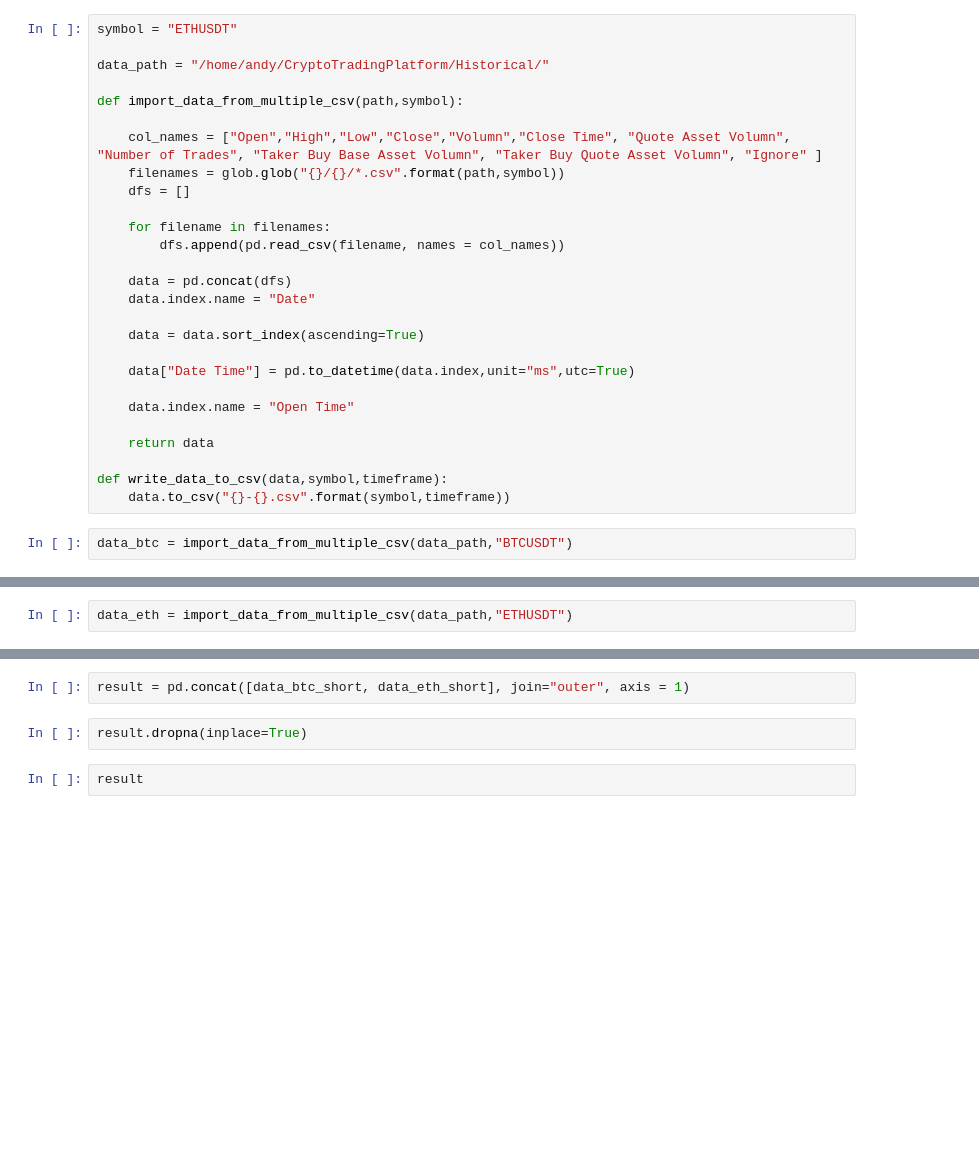
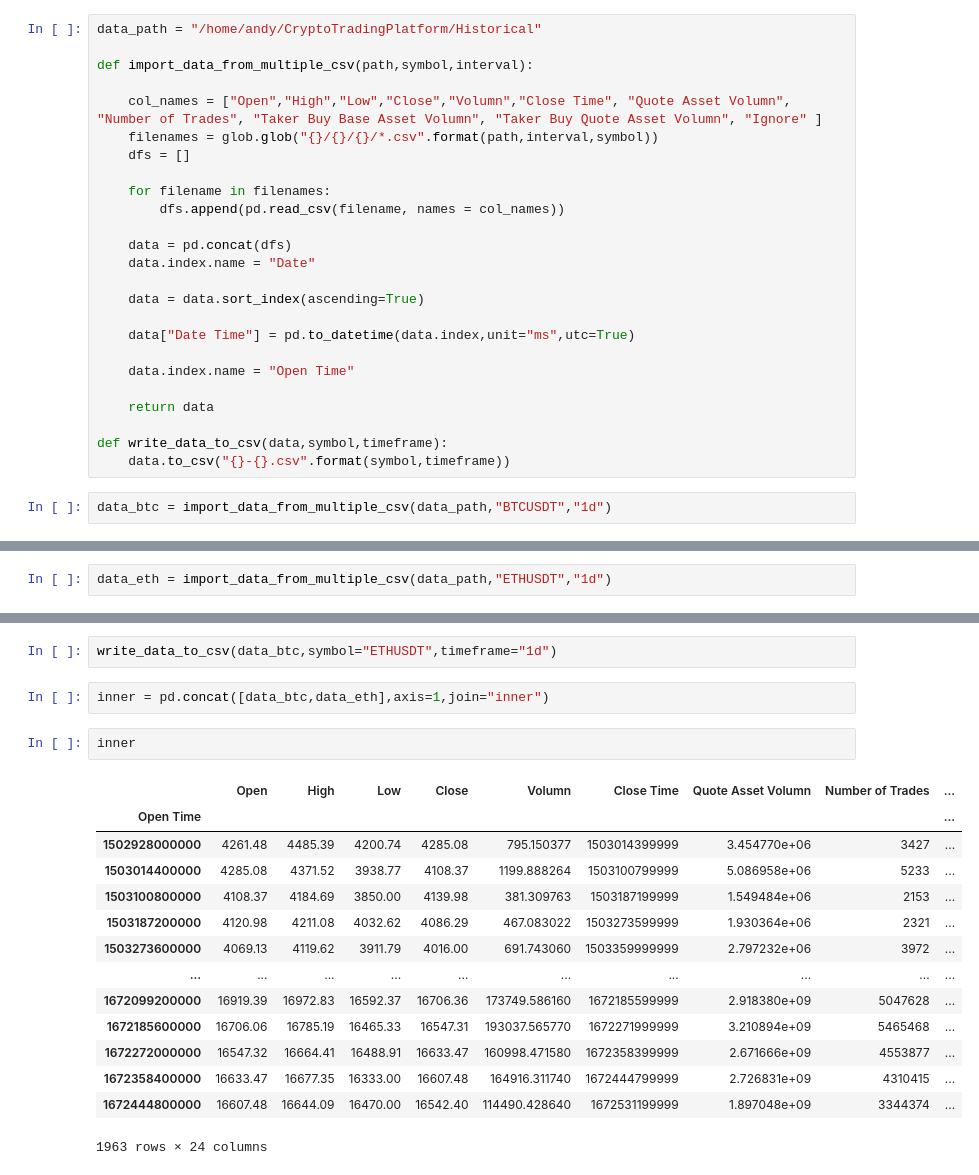
Before and after one commit to hiepsikien/TraderRobot, a Jupyter notebook: import_data_from_multiple_csvs.ipynb, the cells around one changed output, grey strips where cells are left out. Drawn from its saved outputs; the diff is of its cells as text; blank space fills up the shorter version.

Commit message:
added 3 options of normalization, parameter optimization, added 1d historical data for btc and eth

```diff
--- a/import_data_from_multiple_csvs.ipynb
+++ b/import_data_from_multiple_csvs.ipynb
@@ -5,13 +4,11 @@ import matplotlib.pyplot as plt
 import glob
 # %%
-symbol = "ETHUSDT"
+data_path = "/home/andy/CryptoTradingPlatform/Historical"
 
-data_path = "/home/andy/CryptoTradingPlatform/Historical/"
-
-def import_data_from_multiple_csv(path,symbol):
+def import_data_from_multiple_csv(path,symbol,interval):
 
     col_names = ["Open","High","Low","Close","Volumn","Close Time", "Quote Asset Volumn", "Number of Trades", "Taker Buy Base Asset Volumn", "Taker Buy Quote Asset Volumn", "Ignore" ]
-    filenames = glob.glob("{}/{}/*.csv".format(path,symbol))
+    filenames = glob.glob("{}/{}/{}/*.csv".format(path,interval,symbol))
     dfs = []
 
     for filename in filenames:
@@ -31,6 +28,6 @@ def import_data_from_multiple_csv(path,symbol):
 def write_data_to_csv(data,symbol,timeframe):
     data.to_csv("{}-{}.csv".format(symbol,timeframe))
 # %%
-data_btc = import_data_from_multiple_csv(data_path,"BTCUSDT")
+data_btc = import_data_from_multiple_csv(data_path,"BTCUSDT","1d")
 # %%
 data_btc
@@ -39,4 +51,4 @@ write_data_to_csv(data_btc,symbol="BTCUSDT",timeframe="1h")
 # %%
-data_eth = import_data_from_multiple_csv(data_path,"ETHUSDT")
+data_eth = import_data_from_multiple_csv(data_path,"ETHUSDT","1d")
 # %%
 data_eth
@@ -51,6 +70,21 @@ data_eth_short.columns = ["ETH Close"]
-# %%
-result = pd.concat([data_btc_short, data_eth_short], join="outer", axis = 1)
-# %%
-result.dropna(inplace=True)
-# %%
-result
+# %%
+write_data_to_csv(data_btc,symbol="ETHUSDT",timeframe="1d")
+# %%
+inner = pd.concat([data_btc,data_eth],axis=1,join="inner")
+# %%
+inner
+# %% [output]
+|  | Open | High | Low | Close | Volumn | Close Time | Quote Asset Volumn | Number of Trades | ... |
+| Open Time |  |  |  |  |  |  |  |  | ... |
+| 1502928000000 | 4261.48 | 4485.39 | 4200.74 | 4285.08 | 795.150377 | 1503014399999 | 3.454770e+06 | 3427 | ... |
+| 1503014400000 | 4285.08 | 4371.52 | 3938.77 | 4108.37 | 1199.888264 | 1503100799999 | 5.086958e+06 | 5233 | ... |
+| 1503100800000 | 4108.37 | 4184.69 | 3850.00 | 4139.98 | 381.309763 | 1503187199999 | 1.549484e+06 | 2153 | ... |
+| 1503187200000 | 4120.98 | 4211.08 | 4032.62 | 4086.29 | 467.083022 | 1503273599999 | 1.930364e+06 | 2321 | ... |
+| 1503273600000 | 4069.13 | 4119.62 | 3911.79 | 4016.00 | 691.743060 | 1503359999999 | 2.797232e+06 | 3972 | ... |
+| ... | ... | ... | ... | ... | ... | ... | ... | ... | ... |
+| 1672099200000 | 16919.39 | 16972.83 | 16592.37 | 16706.36 | 173749.586160 | 1672185599999 | 2.918380e+09 | 5047628 | ... |
+| 1672185600000 | 16706.06 | 16785.19 | 16465.33 | 16547.31 | 193037.565770 | 1672271999999 | 3.210894e+09 | 5465468 | ... |
+| 1672272000000 | 16547.32 | 16664.41 | 16488.91 | 16633.47 | 160998.471580 | 1672358399999 | 2.671666e+09 | 4553877 | ... |
+| 1672358400000 | 16633.47 | 16677.35 | 16333.00 | 16607.48 | 164916.311740 | 1672444799999 | 2.726831e+09 | 4310415 | ... |
+| 1672444800000 | 16607.48 | 16644.09 | 16470.00 | 16542.40 | 114490.428640 | 1672531199999 | 1.897048e+09 | 3344374 | ... |
+1963 rows × 24 columns
```
Also changed, not shown: parts of 8 cells of this notebook, 7 other files.
